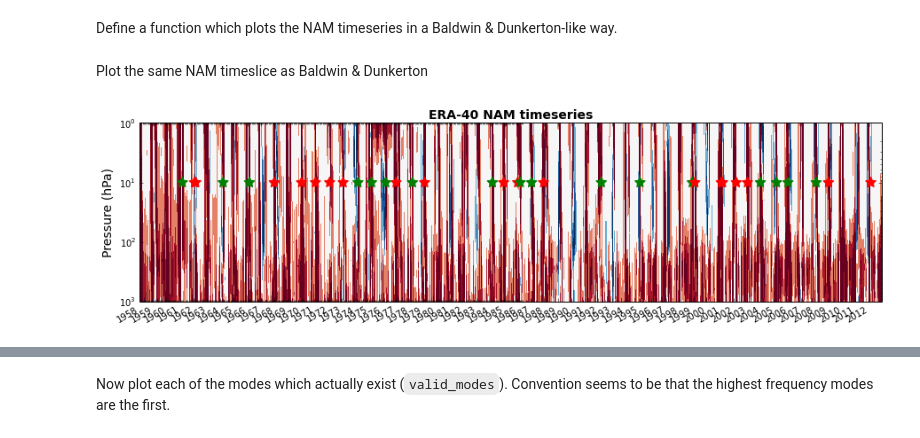
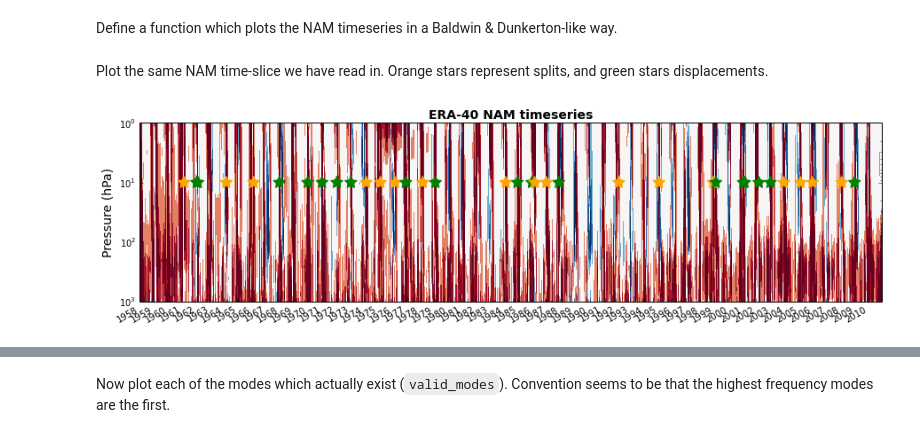
Before and after one commit to wseviour/notebooks, a Jupyter notebook: Empirical_Mode_Decomposition.ipynb, the cells around one changed output, grey strips where cells are left out. Drawn from its saved outputs; the diff is of its cells as text; code cells hidden in the pictures.

```diff
--- a/Empirical_Mode_Decomposition.ipynb
+++ b/Empirical_Mode_Decomposition.ipynb
@@ -26,40 +26,40 @@ import cdms2
 from pyhht import EMD
 import save_restore
 import datetime as dt
+import pandas as pd
 
-# Read in the NAM file over a particular range of dates
-start_date = '1958-01-02'
-end_date   = '2012-12-30'
+# Read in the "NAM" file over a particular range of dates
+start_date = '1958-01-01'
+end_date   = '2010-12-30'
 f = cdms2.open('./data/ERA_gph_polar_cap_anomaly.nc')
-#f = cdms2.open('./data/nam_era40.nc')
-nam = f('zg', time=(start_date,end_date))
-#nam = - f('nam', time=(start_date,end_date)) #negative needed (I calculated this with the wrong sign!)
+nam = f('zg', time=(start_date, end_date))
 f.close()
 p = nam.getLevel()
 
+# Normalise the NAM by standard deviation at each pressure level
 for i in range(len(p)):
-    nam[:,i] = (nam[:,i] - np.mean(nam[:,i]))/np.std(nam[:,i])
+    nam[:,i] = (nam[:,i])/np.std(nam[:,i])
 
 # Read in time coordinate
 t = nam.getTime()
+t.units = "days since 1958-1-1 12:0:0.0" #Hack to fix times at 18:00 not 12:00
 ct = t.asComponentTime()
 ct_st = [str(ct[i]) for i in range(len(ct))]
-ct_st_dates = [d.split(' ')[0] for d in ct_st]
+#ct_st_dates = [d.split(' ')[0] for d in ct_st]
 dates = [dt.datetime.strptime(d.split(' ')[0] ,'%Y-%m-%d').date() for d in ct_st]
 
 
 # Read Seviour et al. events and find where they occur in timeseries
-Mitchell_dates = save_restore.restore('./data/cp_mitchell_seviour_dates.pypic')['seviour_dates']
-Mitchell_dates_nohours = [d.split(' ')[0] for d in Mitchell_dates[:,1]]
-Mitchell_dates_slice = []
-for idate in Mitchell_dates_nohours:
-    if idate in ct_st_dates:
-        Mitchell_dates_slice.append(idate)
-
-event_index = [ct_st_dates.index(x) for x in Mitchell_dates_slice]
-event_dates = [dt.datetime.strptime(d.split(' ')[0] ,'%Y-%m-%d').date() for d in Mitchell_dates_slice]
-event_types = Mitchell_dates[:,0][[Mitchell_dates_nohours.index(i) for i in Mitchell_dates_slice]]
+events_all = save_restore.restore('./data/cp_mitchell_seviour_dates.pypic')['seviour_dates']
+# Select only events in current time-slice
+event_types = [events_all[i,0].tolist() for i in range(events_all.shape[0]) if events_all[i,1] in ct_st]
+event_dates_str = [events_all[i,1].tolist() for i in range(events_all.shape[0]) if events_all[i,1] in ct_st]
+event_dates = [dt.datetime.strptime(d.split(' ')[0] ,'%Y-%m-%d').date() for d in event_dates_str]
+# Find the index of each event in the time-slice
+event_index = [dates.index(i) for i in event_dates]
+# Create a pandas dataframe with all events info
+events = pd.DataFrame({'types':event_types, 'dates':event_dates, 'index':event_index})
 
 # Print out the SSW dates in the timeslice
-print event_dates
+events
 # %% [output]
@@ -123,7 +139,7 @@ def nam_plot(nam, p, title='', clevs=[-1.5,-1,-0.5,0.5,1,1.5], event_index=[]):
-# %% [markdown]
-Plot the same NAM timeslice as Baldwin & Dunkerton
+# %% [markdown]
+Plot the same NAM time-slice we have read in. Orange stars represent splits, and green stars displacements.
 # %%
-nam_plot(nam,p,title='ERA-40 NAM timeseries', event_index=event_index)
+nam_plot(nam, dates, p,title='ERA-40 NAM timeseries', events=events)
 # %% [output]
-[figure, old version]
+[figure, new version]
 # %% [markdown]
```
Also changed, not shown: parts of 30 cells of this notebook.
